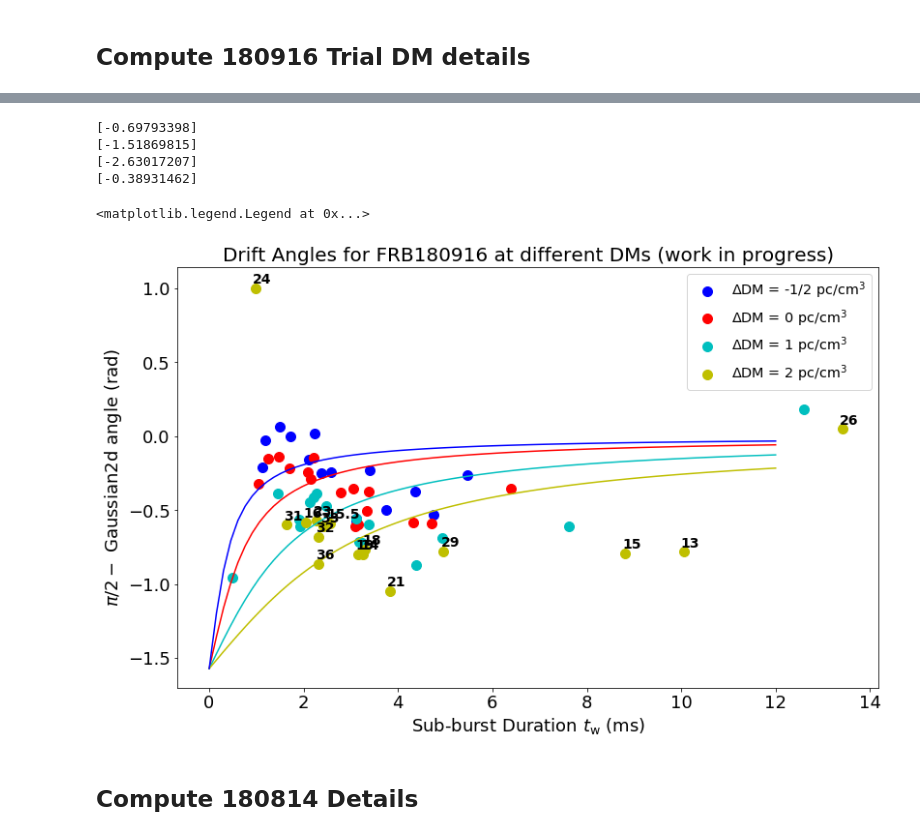
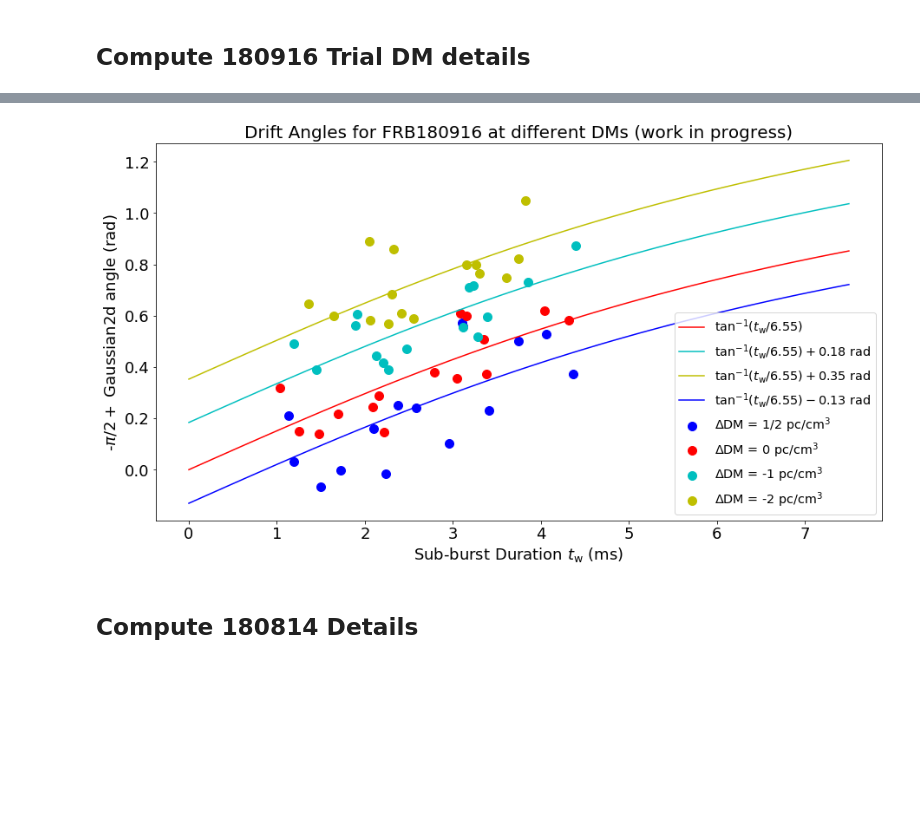
Before and after one commit to mef51/subdriftlaw, a Jupyter notebook: universal/DriftvsDuration_universal.ipynb, the cells around one changed output, grey strips where cells are left out. Saved outputs shown, nothing was run; the diff lists cells and outputs as text; code cells hidden in the pictures; blank space fills up the shorter version.

Commit message:
add angle vs duration fits, fix derivation and misc
flip dm sign
fix fits on specific points to clean up plot

```diff
--- a/universal/DriftvsDuration_universal.ipynb
+++ b/universal/DriftvsDuration_universal.ipynb
@@ -235,9 +235,14 @@ def cleanAngle(row):
         return angle
 
 def atanmodel(B, x):
-    return np.arctan(B[0]/x)
+    return np.arctan(x/B[0])
+
+zero_ddm_fit = 6.554218399099785
+def offset_atanmodel(B, x):
+    return np.arctan(x/zero_ddm_fit) + B[0]
 
 thetamodel = scipy.odr.Model(atanmodel)
+offsetmodel = scipy.odr.Model(offset_atanmodel)
 
 for dataframe180916 in dataframes180916:
     dataframe180916['drift_abs'] = abs(dataframe180916['drift (mhz/ms)'])
@@ -269,60 +274,73 @@ for dataframe180916 in dataframes180916:
     dataframe180916['tau_w_ms_z'] = dataframe180916[['tau_w_ms', 'z']].apply(lambda row: row['tau_w_ms']/(1+row['z']), axis=1)
 
     ## angle clean (0, pi)
-    dataframe180916['angle_clean'] = (np.pi/2) - dataframe180916[['angle']].apply(cleanAngle, axis=1)
+    # dataframe180916['angle_clean'] = (np.pi/2) - dataframe180916[['angle']].apply(cleanAngle, axis=1)
+    dataframe180916['angle_clean'] = dataframe180916[['angle']].apply(cleanAngle, axis=1) - (np.pi/2)
+    # dataframe180916['angle_clean'] = (3*np.pi/2) - dataframe180916[['angle']].apply(cleanAngle, axis=1)
 
-# display(dataframes180916[0])
 markersize = 100
 fontsize = 18
 annotsize = 14
 logscale = False
-figsize = (13, 8)
-ax = dataframes180916[3].drop(32).plot.scatter(x='tau_w_ms', y='angle_clean',
+figsize = (15, 8)
+ax = dataframes180916[3].drop([15]).plot.scatter(x='tau_w_ms', y='angle_clean',
                                figsize=figsize, s=markersize, c='b', colorbar=False, fontsize=fontsize, logy=logscale, logx=logscale, marker='o',
-                               label='$\Delta$DM = -1/2 pc/cm$^3$')
+                               label='$\Delta$DM = 1/2 pc/cm$^3$')
 
-for frame, c, label in zip(dataframes180916[:3], ['r', 'c', 'y'], ['$\Delta$DM = 0 pc/cm$^3$', '$\Delta$DM = 1 pc/cm$^3$', '$\Delta$DM = 2 pc/cm$^3$']):
-    frame.plot.scatter(ax=ax, x='tau_w_ms', y='angle_clean',
+for frame, c, label in zip(dataframes180916[:3], ['r', 'c', 'y'], ['$\Delta$DM = 0 pc/cm$^3$', '$\Delta$DM = -1 pc/cm$^3$', '$\Delta$DM = -2 pc/cm$^3$']):
+    frame.drop([15]).plot.scatter(ax=ax, x='tau_w_ms', y='angle_clean',
                                figsize=figsize, s=markersize, c=c, colorbar=False, fontsize=fontsize, logy=logscale, logx=logscale, marker='o',
                                label=label)
 
 ax.set_xlabel('Sub-burst Duration $t_\\mathrm{w}$ (ms)', size=fontsize)
-ax.set_ylabel('$\pi/2 - $ Gaussian2d angle (rad)', size=fontsize)
+ax.set_ylabel('-$\pi/2 + $ Gaussian2d angle (rad)', size=fontsize)
 
 ## Find Fits
-for dataframe180916, drops, pcol, beta in zip(dataframes180916, [[], [], [26, 24], [32]], ['r', 'c', 'y', 'b'], [-6, -4, -3, -9]):
+for dataframe180916, drops, pcol, beta in zip(dataframes180916, [[15], [15], [15], [15]], ['r', 'c', 'y', 'b'], [-6, -4, -3, -9]):
+    if dataframe180916.equals(dataframes180916[0]):
+        model = thetamodel
+    else:
+        model = offsetmodel
+
     datafitter = scipy.odr.RealData(dataframe180916.drop(drops)['tau_w_ms'],
                                  dataframe180916.drop(drops)['angle_clean'])
-    anglefitter = scipy.odr.ODR(datafitter, thetamodel, beta0=[1])
+    anglefitter = scipy.odr.ODR(datafitter, model, beta0=[1])
     anglefitter.set_job(fit_type=0)
     anglefit = anglefitter.run()
-    print(anglefit.beta)
 
-    tws = np.linspace(0, 12, num=80)
-    plt.plot(tws, np.arctan(anglefit.beta/tws), c=pcol)
-    #plt.plot(tws, np.arctan(beta/tws) + np.pi/2, c=pcol)
+    tws = np.linspace(0, 7.5, num=80)
+    #print(anglefit.beta[0])
+    if model == thetamodel:
+        plt.plot(tws, np.arctan(tws/anglefit.beta[0]), c=pcol, label="$\\tan^{{-1}}(t_\\mathrm{{w}}/{:.2f})$".format(anglefit.beta[0]))
+    elif model == offsetmodel:
+        plt.plot(tws, np.arctan(tws/zero_ddm_fit) + anglefit.beta[0], c=pcol, label="$\\tan^{{-1}}(t_\\mathrm{{w}}/{:.2f}) {:+.2f}$ rad".format(zero_ddm_fit, anglefit.beta[0]) )
 
+## Check fits assuming additionl DM produces rotation
+time_res = 0.98304 # ms
+freq_res = 6.25 # MHz
+burstbandwidth = 250 # MHz, roughly
+ddms = [1/2, -1, -2] # pc/cm^3
+DM = 348.82  # pc/cm^3
+nu_high, nu_low = 800, 400 # MHz
+for ddm in ddms:
+    deltat = 4.14937759336e6 * (nu_low**-2 - nu_high**-2) * ddm
+    dtheta = np.arctan(np.tan(dataframes180916[3]['angle_clean']) - (deltat / burstbandwidth) * (freq_res/time_res) * (ddm / DM))
 
 ## Point Annotations
 # for k, v in dataframes180916[3].iterrows():
 #     ax.annotate(int(k) if k != 15.5 else k, (v['tau_w_ms'], v['angle_clean']), xytext=(-3,5), textcoords='offset points', weight='bold', size=annotsize)
-# for k, v in dataframes180916[1].iterrows():
+# for k, v in dataframes180916[0].drop([15]).iterrows():
 #     ax.annotate(int(k) if k != 15.5 else k, (v['tau_w_ms'], v['angle_clean']), xytext=(-3,5), textcoords='offset points', weight='bold', size=annotsize)
-for k, v in dataframes180916[2].iterrows():
-    ax.annotate(int(k) if k != 15.5 else k, (v['tau_w_ms'], v['angle_clean']), xytext=(-3,5), textcoords='offset points', weight='bold', size=annotsize)
+# for k, v in dataframes180916[0].iterrows():
+#     ax.annotate(int(k) if k != 15.5 else k, (v['tau_w_ms'], v['angle_clean']), xytext=(-3,5), textcoords='offset points', weight='bold', size=annotsize)
 
 # ax.set_xlim(0, 10)
 plt.title("Drift Angles for FRB180916 at different DMs (work in progress)", size=20)
 plt.legend(fontsize='x-large')
-# plt.savefig('angleatdifferentDMs.png')
-# plt.savefig('angleatdifferentDMs.pdf')
+plt.savefig('angleatdifferentDMs.png')
+plt.savefig('angleatdifferentDMs.pdf')
 # %% [output]
-[-0.69793398]
-[-1.51869815]
-[-2.63017207]
-[-0.38931462]
-<matplotlib.legend.Legend at 0x...>
-[figure, old version]
+[figure, new version]
 # %% [markdown]
 ## Compute 180814 Details
 # %%
```
Also changed, not shown: parts of 3 cells of this notebook, 13 other files.
